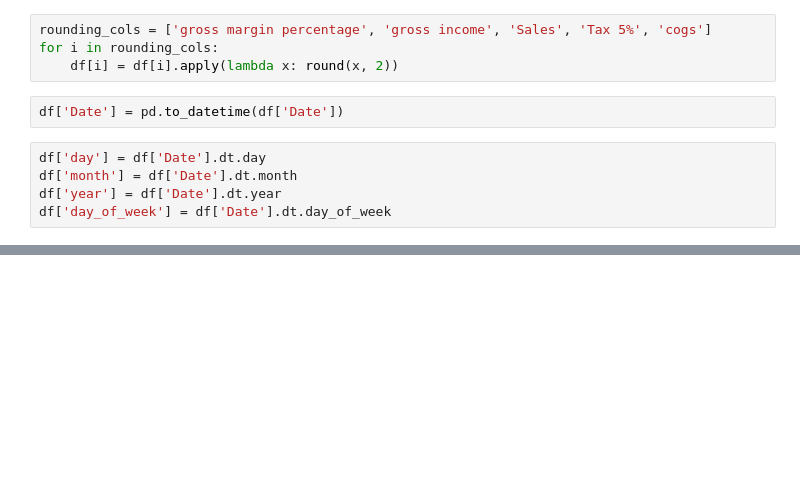
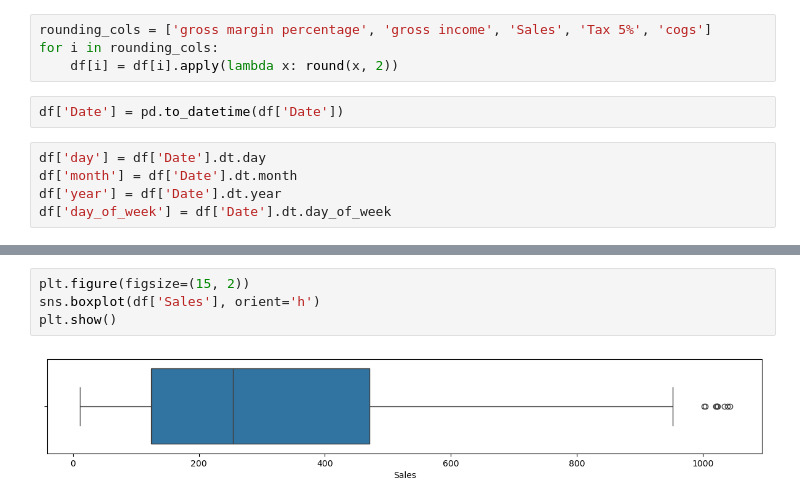
Before and after one commit to shrikant-DS/Supermarket_case_study, a Jupyter notebook: Superstore_EDA.ipynb, the cells around one changed output, grey strips where cells are left out. Cells and saved outputs as stored; diff of their text form; blank space fills up the shorter version.

```diff
--- a/Superstore_EDA.ipynb
+++ b/Superstore_EDA.ipynb
@@ -121,0 +172,6 @@ df['day_of_week'] = df['Date'].dt.day_of_week
+# %%
+plt.figure(figsize=(15, 2))
+sns.boxplot(df['Sales'], orient='h')
+plt.show()
+# %% [output]
+[figure, added]
```
Also changed, not shown: parts of 8 cells of this notebook.
